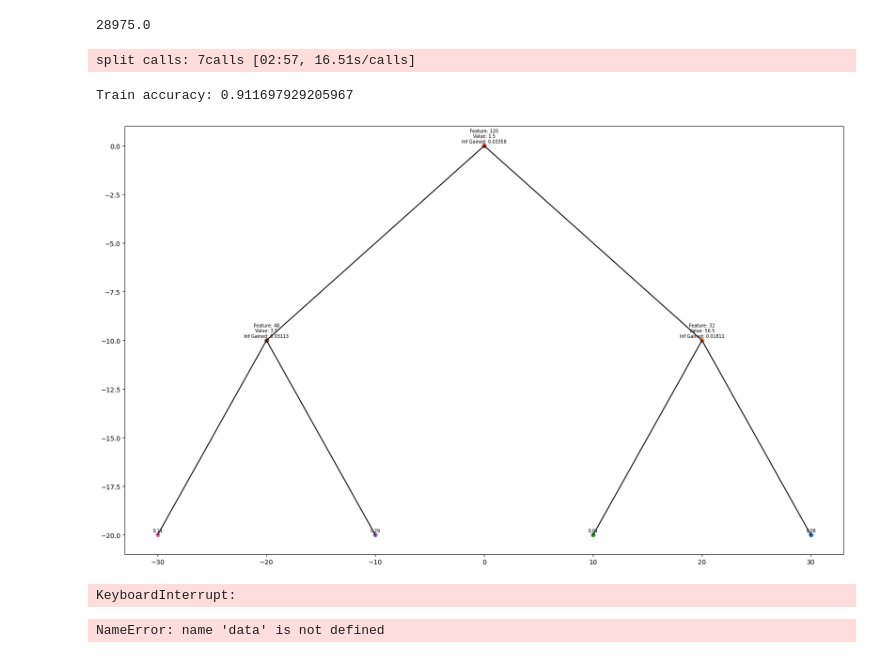
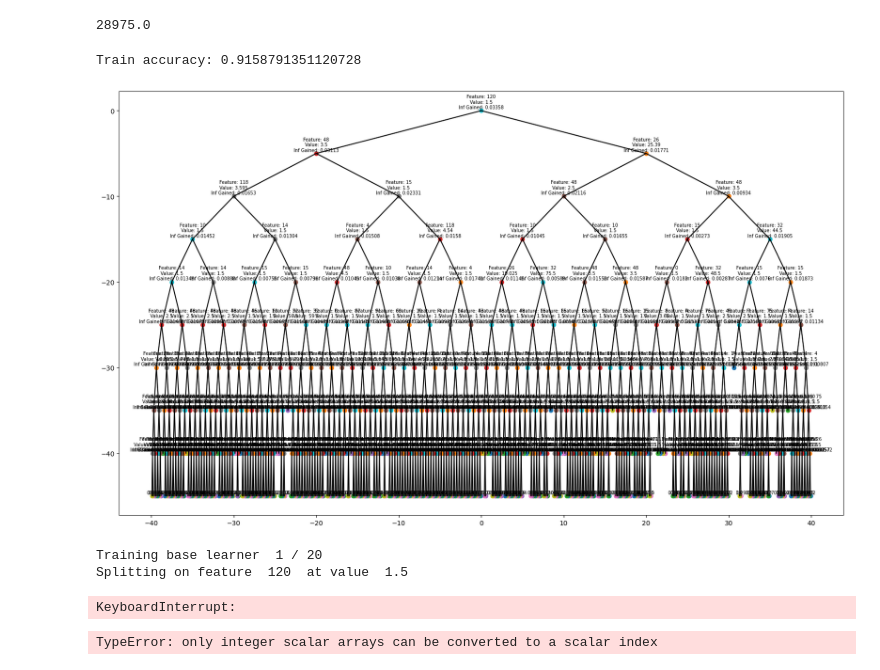
Before and after one commit to EPFLHenrik/medical-ml-prediction, a Jupyter notebook: EDA_Henrik/predictions.ipynb, the cells around one changed output. Cells and saved outputs as stored; diff of their text form; code cells hidden in the pictures.

```diff
--- a/EDA_Henrik/predictions.ipynb
+++ b/EDA_Henrik/predictions.ipynb
@@ -72,26 +70,29 @@ y_data[:, -1].sum()
 # %%
 import importlib
 from utils.decision_tree import Decision_Tree
 
 selected_indices = [x_indices[col] for col in columns_to_train if col in x_indices]
 x_selected = x_train[:, selected_indices]
 
-dt = Decision_Tree(maximum_depth=3, minimum_leaves=3, splitting_criterion="entropy", stopping_criterion=0.0,
+dt = Decision_Tree(maximum_depth=6, minimum_leaves=3, splitting_criterion="entropy", stopping_criterion=0.0,
                    show_split_progress=True)
 dt.train(x_selected, y_data[:, 1])
 preds = dt.predict(x_selected)
 print("Train accuracy:", np.mean(preds == y_data[:, 1]))
 dt.print_tree()
 # %% [output]
-split calls: 7calls [02:57, 16.51s/calls]
+Train accuracy: 0.9158791351120728
-Train accuracy: 0.911697929205967
-[figure, old version]
+[figure, new version]
 # %%
+from utils.decision_tree import Decision_Tree
 from utils.random_forest import Random_Forest
 
+selected_indices = [x_indices[col] for col in columns_to_train if col in x_indices]
+x_selected = x_train[:, selected_indices]
+
 rf = Random_Forest(base_learners_num=20, max_tree_depth=7, min_samples_leaf=1,
-                   min_information_gain=0, split_feature_ratio=0.25, splits_by_feature=5,
-                   show_split_progress=True)
+                   min_information_gain=0, split_feature_ratio=0.25, splits_by_feature=2,
+                   show_split_progress=False, split_row_ratio=0.5)
 
 rf.train(x_selected, y_data[:, 1])
 preds = rf.predict(x_selected)
@@ -99,9 +100,13 @@ print("Train accuracy:", np.mean(preds == y_data[:, 1]))
 for learner in rf.base_learners:
     learner.print_tree()
 # %% [output]
-KeyboardInterrupt:
+Training base learner  1 / 20
+Splitting on feature  120  at value  1.5
+KeyboardInterrupt:
 # %%
-f = np.random.choice(data.shape[1]-1, size=int((data.shape[1]-1) * self.split_feature_ratio), replace=False)
+selected_indices = [x_indices[col] for col in columns_to_train if col in x_indices]
+x_selected = x_train[:, selected_indices]
+f = np.random.choice(x_selected.shape[1]-1, size=int((x_selected.shape[1]-1) *0.3), replace=False)
 range(f)
 # %% [output]
-NameError: name 'data' is not defined
+TypeError: only integer scalar arrays can be converted to a scalar index
```
Also changed, not shown: parts of 1 cell of this notebook, 3 other files.
